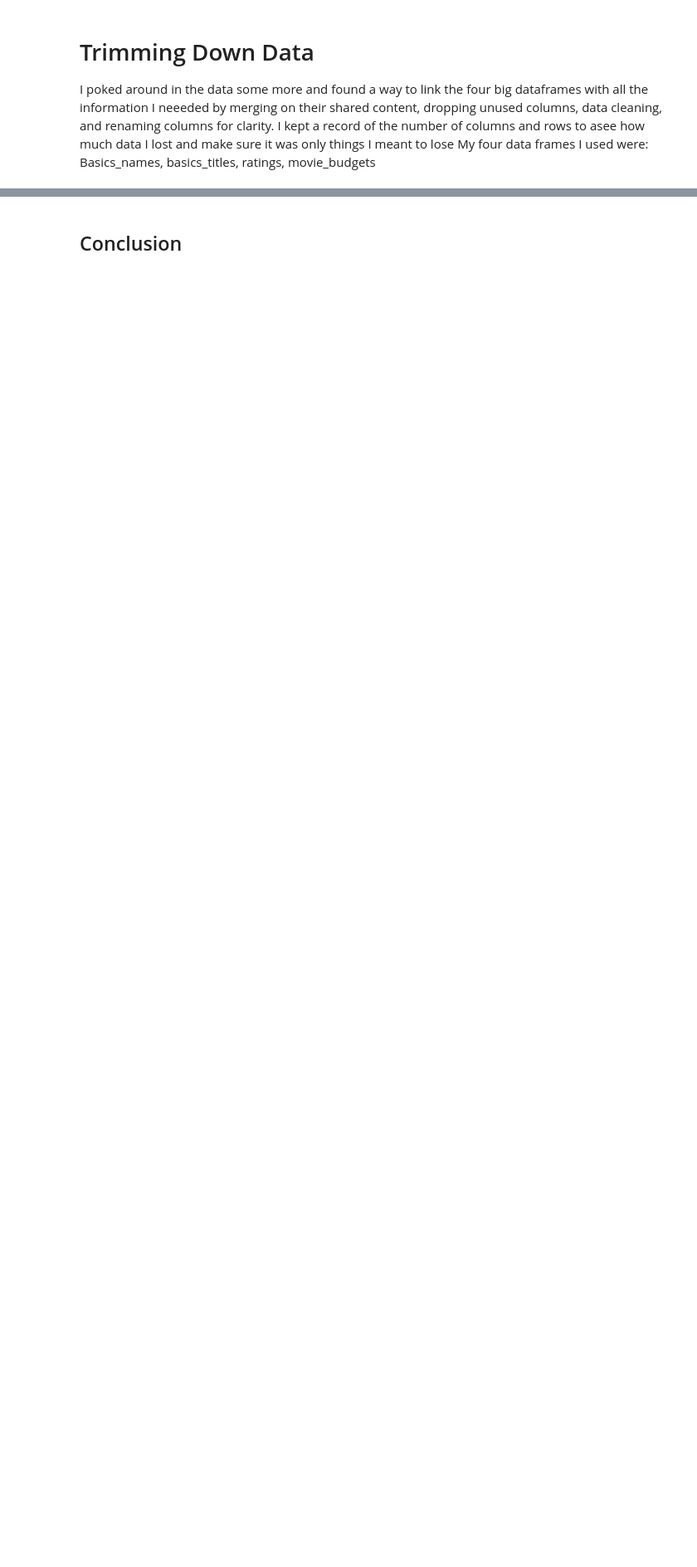
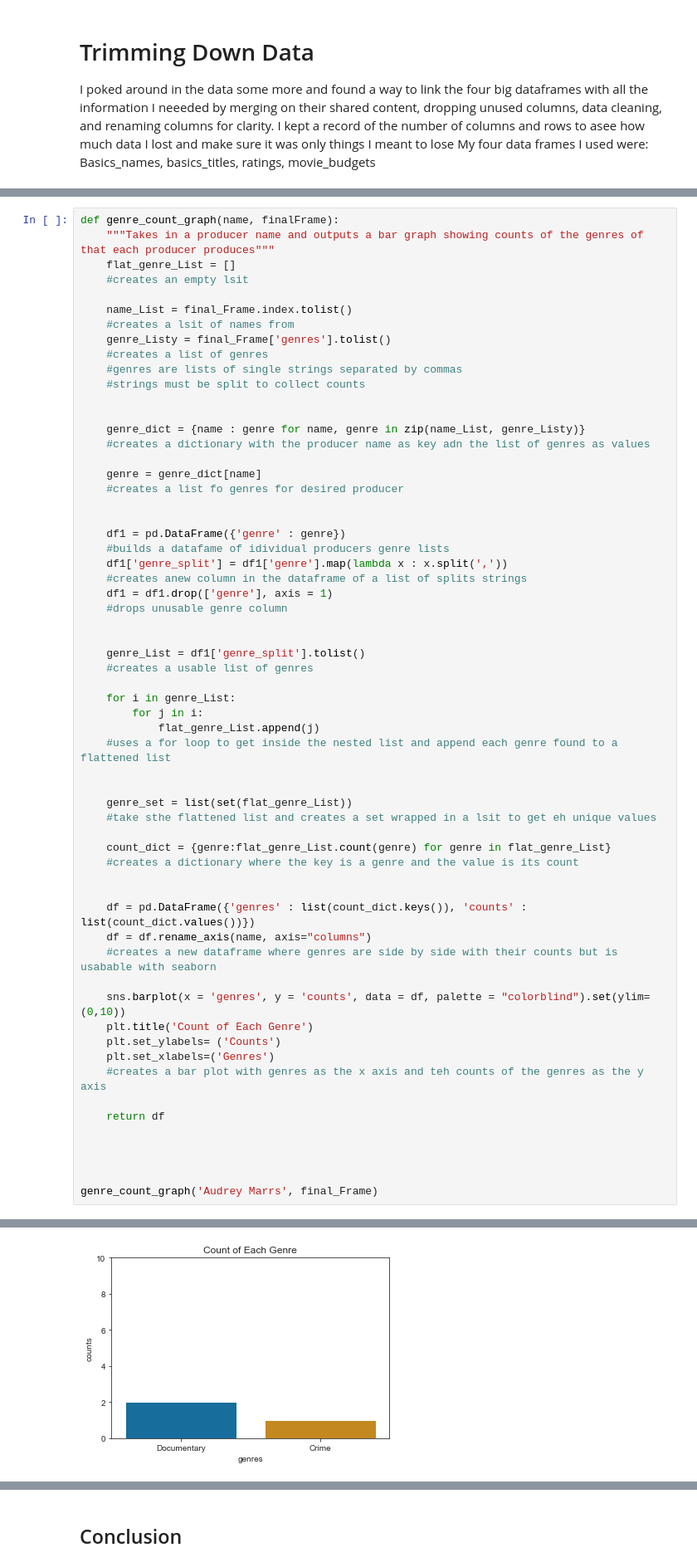
Before and after one commit to learn-co-curriculum/dsc-phase-1-project, a Jupyter notebook: final-notebook-outline.ipynb, the cells around one changed output, grey strips where cells are left out. Shown at 83% size. Saved outputs shown, nothing was run; the diff lists cells and outputs as text; blank space fills up the shorter version.

```diff
--- a/final-notebook-outline.ipynb
+++ b/final-notebook-outline.ipynb
@@ -469,0 +840,62 @@ NameError: name 'basics_names' is not defined
+# %%
+def genre_count_graph(name, finalFrame):
+    """Takes in a producer name and outputs a bar graph showing counts of the genres of that each producer produces"""
+    flat_genre_List = []
+    #creates an empty lsit
+
+    name_List = final_Frame.index.tolist()
+    #creates a lsit of names from
+    genre_Listy = final_Frame['genres'].tolist()
+    #creates a list of genres
+    #genres are lists of single strings separated by commas
+    #strings must be split to collect counts
+
+
+    genre_dict = {name : genre for name, genre in zip(name_List, genre_Listy)}
+    #creates a dictionary with the producer name as key adn the list of genres as values
+
+    genre = genre_dict[name]
+    #creates a list fo genres for desired producer
+
+
+    df1 = pd.DataFrame({'genre' : genre})
+    #builds a datafame of idividual producers genre lists
+    df1['genre_split'] = df1['genre'].map(lambda x : x.split(','))
+    #creates anew column in the dataframe of a list of splits strings
+    df1 = df1.drop(['genre'], axis = 1)
+    #drops unusable genre column
+
+
+    genre_List = df1['genre_split'].tolist()
+    #creates a usable list of genres
+
+    for i in genre_List:
+        for j in i:
+            flat_genre_List.append(j)
+    #uses a for loop to get inside the nested list and append each genre found to a flattened list
+
+
+    genre_set = list(set(flat_genre_List))
+    #take sthe flattened list and creates a set wrapped in a lsit to get eh unique values
+
+    count_dict = {genre:flat_genre_List.count(genre) for genre in flat_genre_List}
+    #creates a dictionary where the key is a genre and the value is its count
+
+
+    df = pd.DataFrame({'genres' : list(count_dict.keys()), 'counts' : list(count_dict.values())})
+    df = df.rename_axis(name, axis="columns")
+    #creates a new dataframe where genres are side by side with their counts but is usabable with seaborn
+
+    sns.barplot(x = 'genres', y = 'counts', data = df, palette = "colorblind").set(ylim= (0,10))
+    plt.title('Count of Each Genre')
+    plt.set_ylabels= ('Counts')
+    plt.set_xlabels=('Genres')
+    #creates a bar plot with genres as the x axis and teh counts of the genres as the y axis
+
+    return df
+
+
+
+
+genre_count_graph('Audrey Marrs', final_Frame)
+# %% [output]
@@ -469,0 +905 @@ NameError: name 'basics_names' is not defined
+[figure, added]
```
Also changed, not shown: parts of 25 cells of this notebook, 1 other file.
